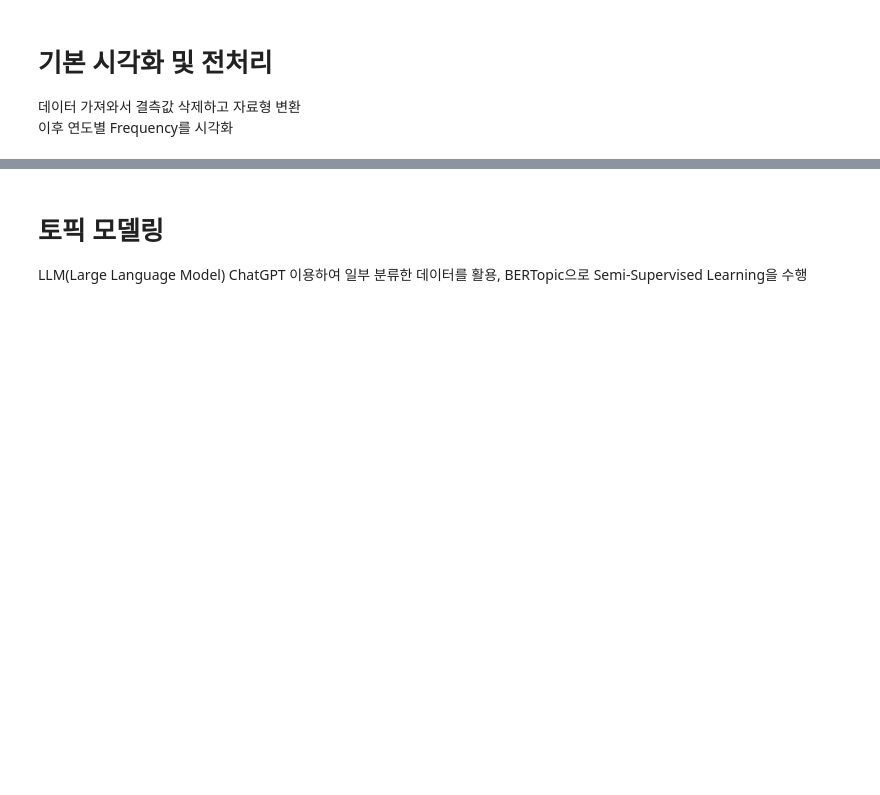
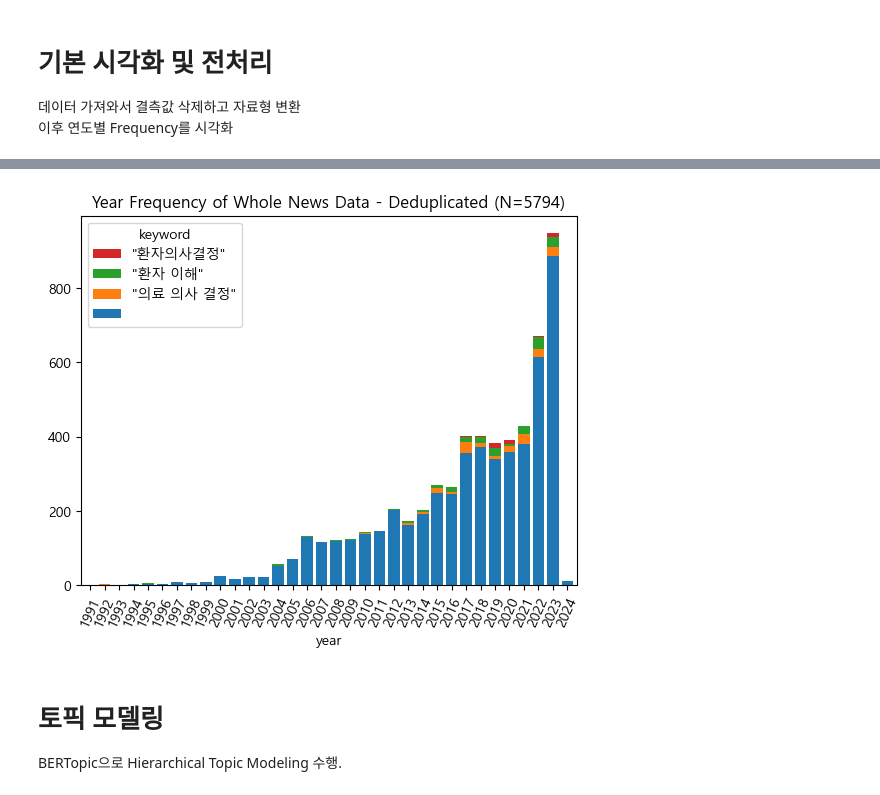
Before and after one commit to su5468/data-collecting-naver-kin-news, a Jupyter notebook: visualization_and_analysis.ipynb, the cells around one changed output, grey strips where cells are left out. Cells and saved outputs as stored; diff of their text form; code cells hidden in the pictures; blank space fills up the shorter version.

```diff
--- a/visualization_and_analysis.ipynb
+++ b/visualization_and_analysis.ipynb
@@ -135,4 +217,19 @@ for keyword in keywords[source_type]:
-# %% [markdown]
-# 토픽 모델링
-LLM(Large Language Model) ChatGPT 이용하여 일부 분류한 데이터를 활용, BERTopic으로 Semi-Supervised Learning을 수행
+# %%
+# 각 키워드 별 기사 빈도 플로팅.
+source_type = "news_unique"
+for keyword in keywords[source_type]:
+    df = dfs[source_type][keyword]
+    df["year"] = df["date"].dt.year
+    df = df[["year", "keyword"]]
+    df_count = df.value_counts().unstack().fillna(0)
+
+    df_count.plot.bar(stacked=True, legend="reverse", width=0.8)
+    plt.title(f"Year Frequency of Whole News Data - Deduplicated (N={len(df)})")
+    plt.xticks(rotation=66)
+    plt.show()
+# %% [output]
+[figure, added]
+# %% [markdown]
+# 토픽 모델링
+BERTopic으로 Hierarchical Topic Modeling 수행.
 # %%
```
Also changed, not shown: parts of 12 cells of this notebook, 18 other files.
